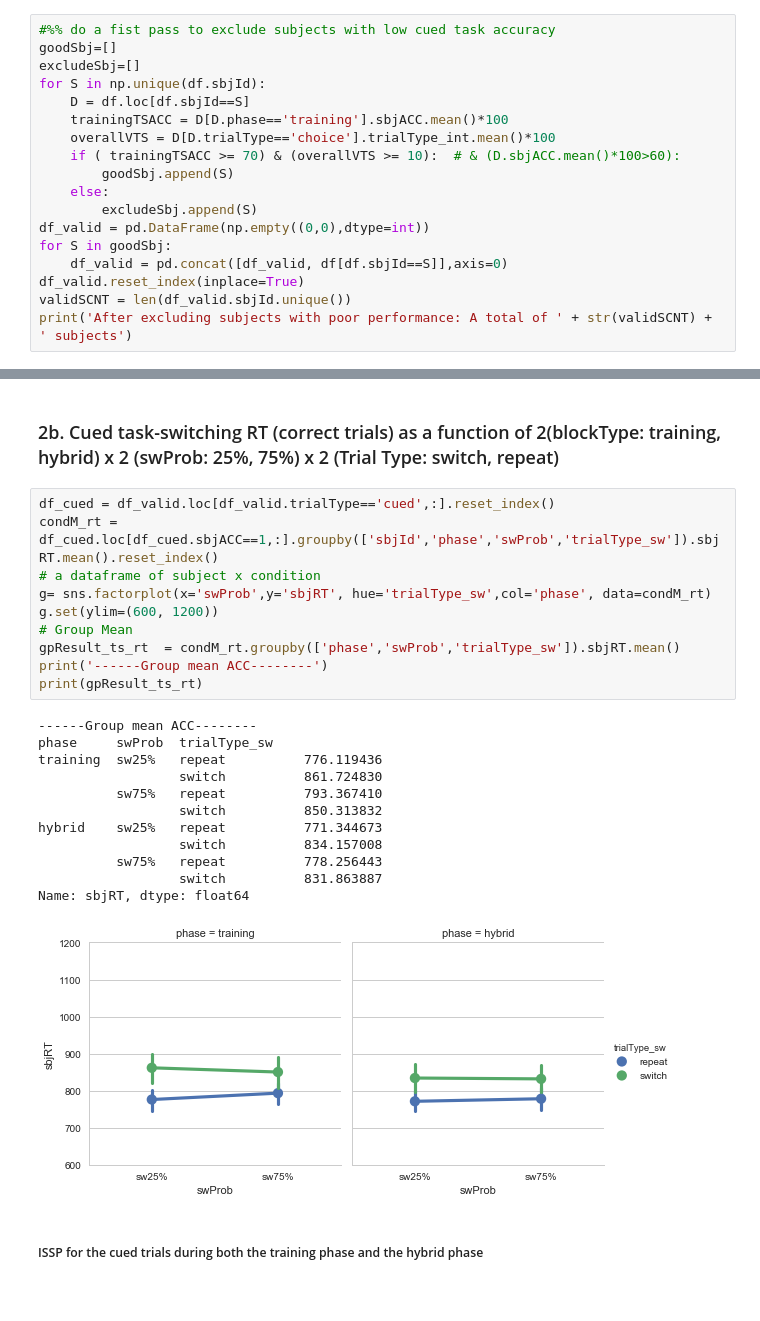
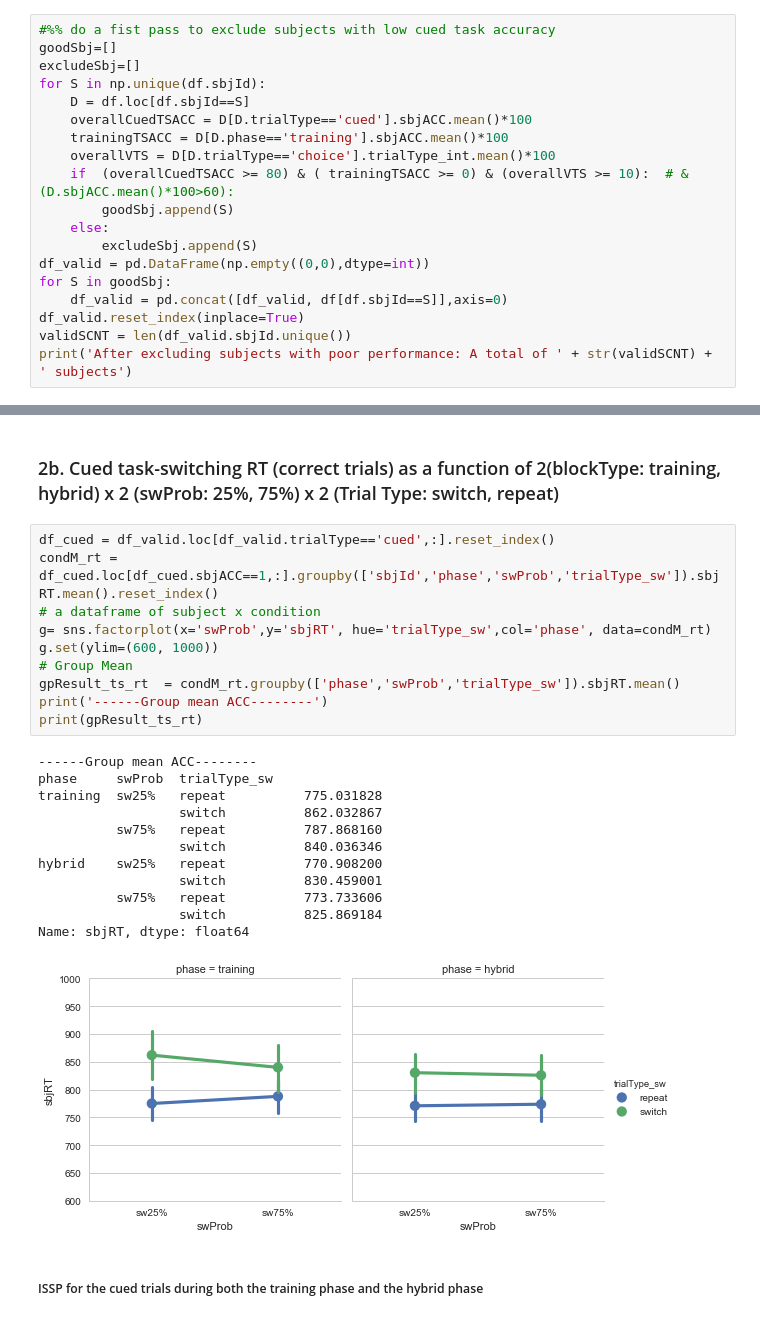
Before and after one commit to yuchinchiu/ISSPxVTS_v5, a Jupyter notebook: analysis_py/ISSPxVTS_v5_basicAnalysis.ipynb, the cells around one changed output, grey strips where cells are left out. Cells and saved outputs as stored; diff of their text form.

```diff
--- a/analysis_py/ISSPxVTS_v5_basicAnalysis.ipynb
+++ b/analysis_py/ISSPxVTS_v5_basicAnalysis.ipynb
@@ -43,9 +43,10 @@ goodSbj=[]
 excludeSbj=[]
 for S in np.unique(df.sbjId):
     D = df.loc[df.sbjId==S]
+    overallCuedTSACC = D[D.trialType=='cued'].sbjACC.mean()*100
     trainingTSACC = D[D.phase=='training'].sbjACC.mean()*100
     overallVTS = D[D.trialType=='choice'].trialType_int.mean()*100
-    if ( trainingTSACC >= 70) & (overallVTS >= 10):  # & (D.sbjACC.mean()*100>60):
+    if  (overallCuedTSACC >= 80) & ( trainingTSACC >= 0) & (overallVTS >= 10):  # & (D.sbjACC.mean()*100>60):
         goodSbj.append(S)
     else:
         excludeSbj.append(S)
@@ -119,26 +120,26 @@ meanISSP_ACC = -0.00 %
 # %%
 df_cued = df_valid.loc[df_valid.trialType=='cued',:].reset_index()
 condM_rt = df_cued.loc[df_cued.sbjACC==1,:].groupby(['sbjId','phase','swProb','trialType_sw']).sbjRT.mean().reset_index()
 # a dataframe of subject x condition
 g= sns.factorplot(x='swProb',y='sbjRT', hue='trialType_sw',col='phase', data=condM_rt)
-g.set(ylim=(600, 1200))
+g.set(ylim=(600, 1000))
 # Group Mean
 gpResult_ts_rt  = condM_rt.groupby(['phase','swProb','trialType_sw']).sbjRT.mean()
 print('------Group mean ACC--------')
 print(gpResult_ts_rt)
 # %% [output]
 ------Group mean ACC--------
 phase     swProb  trialType_sw
-training  sw25%   repeat          776.119436
-                  switch          861.724830
-          sw75%   repeat          793.367410
-                  switch          850.313832
-hybrid    sw25%   repeat          771.344673
-                  switch          834.157008
-          sw75%   repeat          778.256443
-                  switch          831.863887
+training  sw25%   repeat          775.031828
+                  switch          862.032867
+          sw75%   repeat          787.868160
+                  switch          840.036346
+hybrid    sw25%   repeat          770.908200
+                  switch          830.459001
+          sw75%   repeat          773.733606
+                  switch          825.869184
 Name: sbjRT, dtype: float64
-[figure, old version]
+[figure, new version]
 # %% [markdown]
 ##### ISSP for the cued trials during both the training phase and the hybrid phase
 # %%
```
Also changed, not shown: parts of 24 cells of this notebook, 14 other files.
